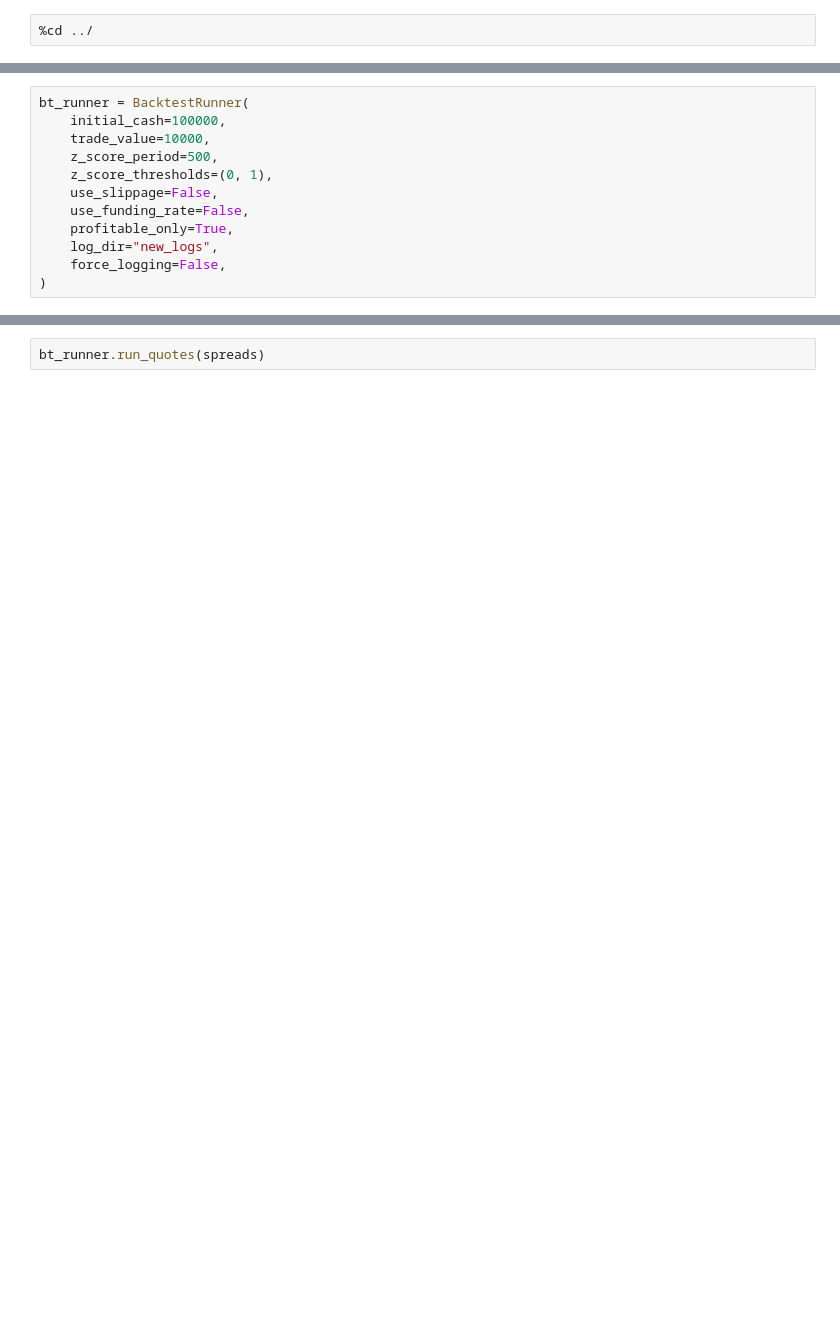
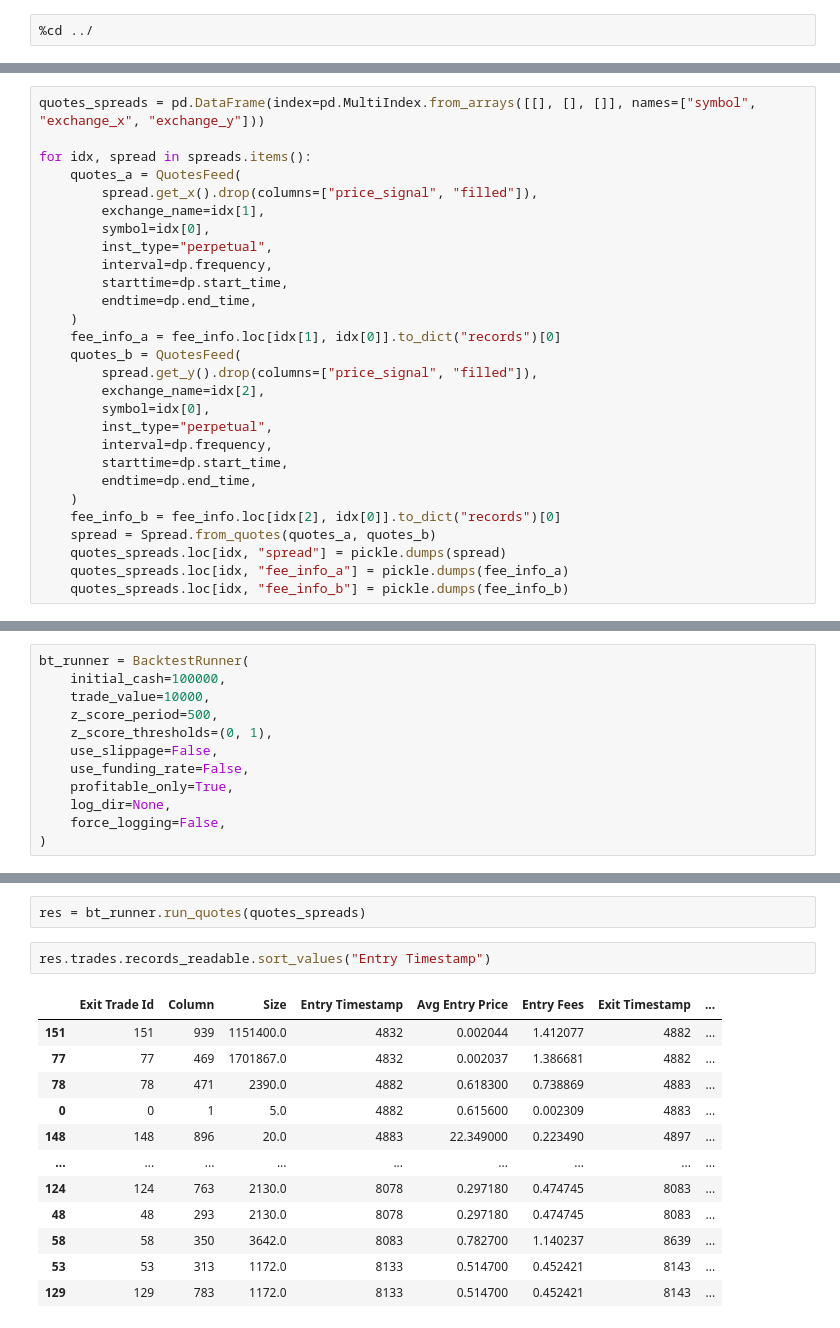
Before and after one commit to skswe/spreads-arb, a Jupyter notebook: notebooks/backtest_quotes.ipynb, the cells around one changed output, grey strips where cells are left out. Drawn from its saved outputs; the diff is of its cells as text; blank space fills up the shorter version.

```diff
--- a/notebooks/backtest_quotes.ipynb
+++ b/notebooks/backtest_quotes.ipynb
@@ -22,0 +19,28 @@ spreads
+# %%
+quotes_spreads = pd.DataFrame(index=pd.MultiIndex.from_arrays([[], [], []], names=["symbol", "exchange_x", "exchange_y"]))
+
+for idx, spread in spreads.items():
+    quotes_a = QuotesFeed(
+        spread.get_x().drop(columns=["price_signal", "filled"]),
+        exchange_name=idx[1],
+        symbol=idx[0],
+        inst_type="perpetual",
+        interval=dp.frequency,
+        starttime=dp.start_time,
+        endtime=dp.end_time,
+    )
+    fee_info_a = fee_info.loc[idx[1], idx[0]].to_dict("records")[0]
+    quotes_b = QuotesFeed(
+        spread.get_y().drop(columns=["price_signal", "filled"]),
+        exchange_name=idx[2],
+        symbol=idx[0],
+        inst_type="perpetual",
+        interval=dp.frequency,
+        starttime=dp.start_time,
+        endtime=dp.end_time,
+    )
+    fee_info_b = fee_info.loc[idx[2], idx[0]].to_dict("records")[0]
+    spread = Spread.from_quotes(quotes_a, quotes_b)
+    quotes_spreads.loc[idx, "spread"] = pickle.dumps(spread)
+    quotes_spreads.loc[idx, "fee_info_a"] = pickle.dumps(fee_info_a)
+    quotes_spreads.loc[idx, "fee_info_b"] = pickle.dumps(fee_info_b)
@@ -29,6 +70,6 @@ bt_runner = BacktestRunner(
     use_slippage=False,
     use_funding_rate=False,
     profitable_only=True,
-    log_dir="new_logs",
+    log_dir=None,
     force_logging=False,
 )
@@ -55,2 +76,17 @@ pickle.loads(spreads.iloc[0].spread).underlying_col("ask_price")
-# %%
-bt_runner.run_quotes(spreads)
+# %%
+res = bt_runner.run_quotes(quotes_spreads)
+# %%
+res.trades.records_readable.sort_values("Entry Timestamp")
+# %% [output]
+|  | Exit Trade Id | Column | Size | Entry Timestamp | Avg Entry Price | Entry Fees | Exit Timestamp | ... |
+| 151 | 151 | 939 | 1151400.0 | 4832 | 0.002044 | 1.412077 | 4882 | ... |
+| 77 | 77 | 469 | 1701867.0 | 4832 | 0.002037 | 1.386681 | 4882 | ... |
+| 78 | 78 | 471 | 2390.0 | 4882 | 0.618300 | 0.738869 | 4883 | ... |
+| 0 | 0 | 1 | 5.0 | 4882 | 0.615600 | 0.002309 | 4883 | ... |
+| 148 | 148 | 896 | 20.0 | 4883 | 22.349000 | 0.223490 | 4897 | ... |
+| ... | ... | ... | ... | ... | ... | ... | ... | ... |
+| 124 | 124 | 763 | 2130.0 | 8078 | 0.297180 | 0.474745 | 8083 | ... |
+| 48 | 48 | 293 | 2130.0 | 8078 | 0.297180 | 0.474745 | 8083 | ... |
+| 58 | 58 | 350 | 3642.0 | 8083 | 0.782700 | 1.140237 | 8639 | ... |
+| 53 | 53 | 313 | 1172.0 | 8133 | 0.514700 | 0.452421 | 8143 | ... |
+| 129 | 129 | 783 | 1172.0 | 8133 | 0.514700 | 0.452421 | 8143 | ... |
```
Also changed, not shown: parts of 8 cells of this notebook, 5 other files.
